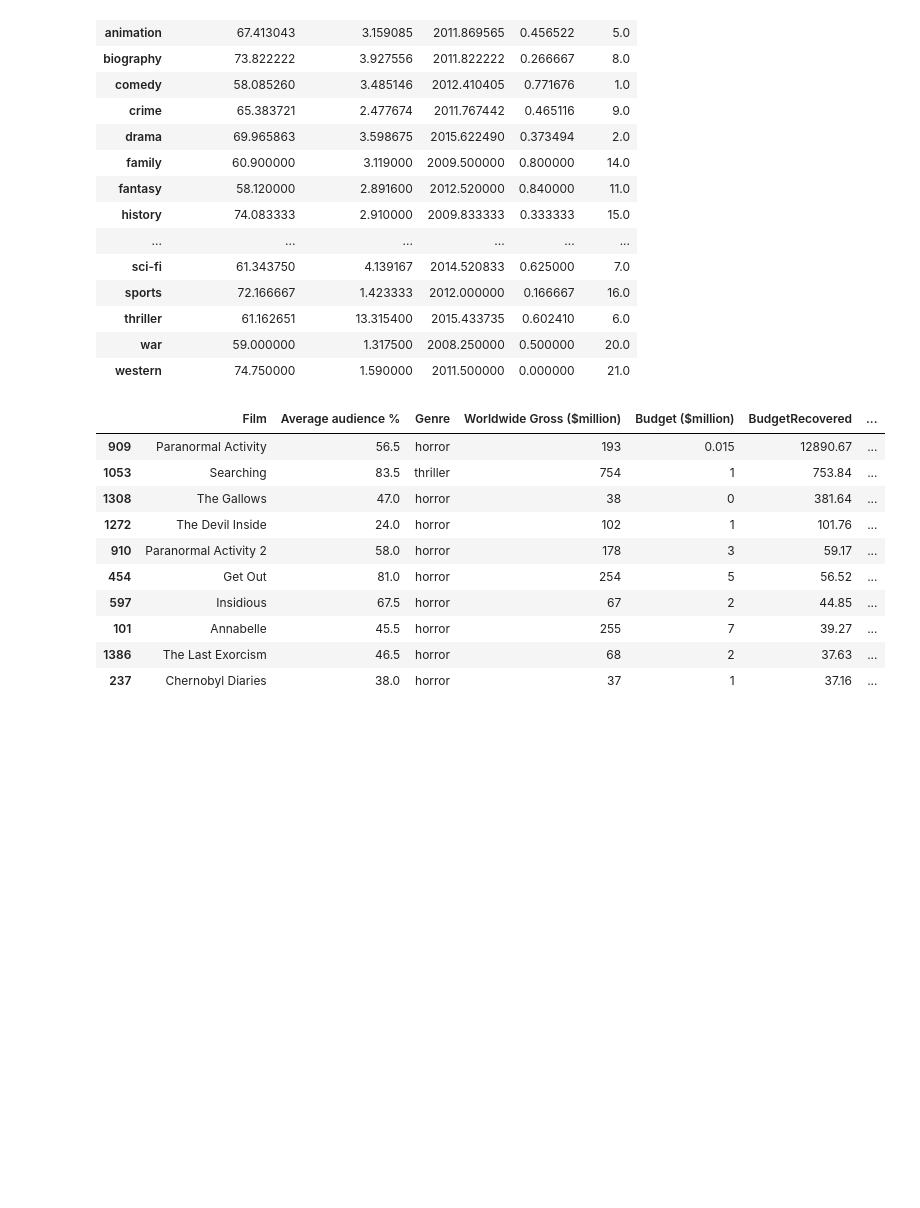
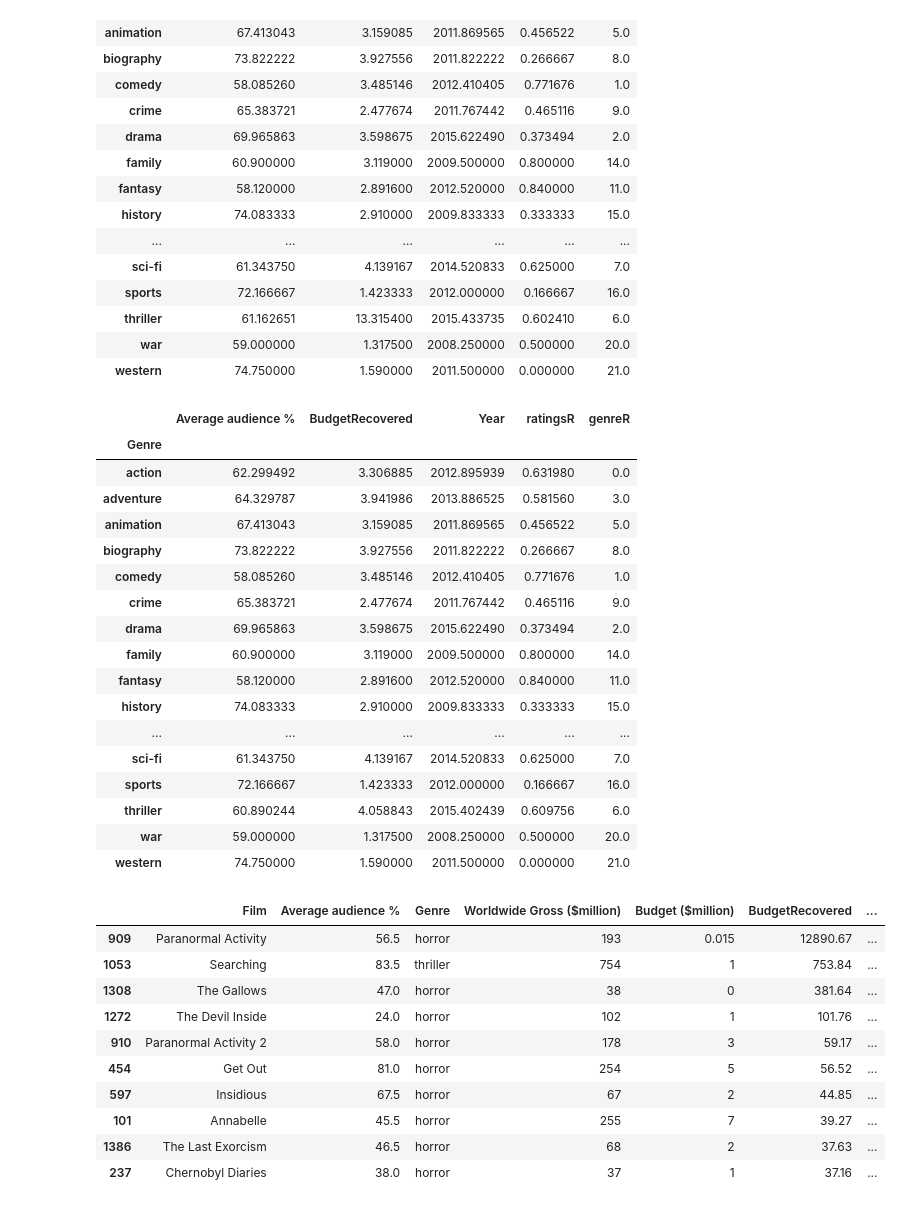
Before and after one commit to IanFranklin/Final_Project_Team_Jupiter, a Jupyter notebook: Notebooks/Python Notebook.ipynb, the cells around one changed output. Drawn from its saved outputs; the diff is of its cells as text; code cells hidden in the pictures; blank space fills up the shorter version.

```diff
--- a/Notebooks/Python Notebook.ipynb
+++ b/Notebooks/Python Notebook.ipynb
@@ -1153,3 +1170,9 @@ anova_df.groupby('ratingsR').mean()
 | 0 | 76.734637 | 5.505537 | 2013.777933 | 3.488827 |
 | 1 | 54.079741 | 17.967043 | 2012.795259 | 3.033405 |
 | 2 | 24.000000 | 5.248980 | 2014.920000 | 2.880000 |
+# %%
+# mean grouped by ratings outliers dropped
+anova_NoOutliers = anova_df
+anova_NoOutliers = anova_NoOutliers.sort_values('BudgetRecovered', ascending=False)
+# %%
+anova_NoOutliers = anova_NoOutliers.drop([909,1053,1308], axis=0)
@@ -1179,6 +1217,27 @@ anova_df.groupby('Genre').mean()
 | thriller | 61.162651 | 13.315400 | 2015.433735 | 0.602410 | 6.0 |
 | war | 59.000000 | 1.317500 | 2008.250000 | 0.500000 | 20.0 |
 | western | 74.750000 | 1.590000 | 2011.500000 | 0.000000 | 21.0 |
+# %%
+anova_NoOutliers.groupby('Genre').mean()
+# %% [output]
+|  | Average audience % | BudgetRecovered | Year | ratingsR | genreR |
+| Genre |  |  |  |  |  |
+| action | 62.299492 | 3.306885 | 2012.895939 | 0.631980 | 0.0 |
+| adventure | 64.329787 | 3.941986 | 2013.886525 | 0.581560 | 3.0 |
+| animation | 67.413043 | 3.159085 | 2011.869565 | 0.456522 | 5.0 |
+| biography | 73.822222 | 3.927556 | 2011.822222 | 0.266667 | 8.0 |
+| comedy | 58.085260 | 3.485146 | 2012.410405 | 0.771676 | 1.0 |
+| crime | 65.383721 | 2.477674 | 2011.767442 | 0.465116 | 9.0 |
+| drama | 69.965863 | 3.598675 | 2015.622490 | 0.373494 | 2.0 |
+| family | 60.900000 | 3.119000 | 2009.500000 | 0.800000 | 14.0 |
+| fantasy | 58.120000 | 2.891600 | 2012.520000 | 0.840000 | 11.0 |
+| history | 74.083333 | 2.910000 | 2009.833333 | 0.333333 | 15.0 |
+| ... | ... | ... | ... | ... | ... |
+| sci-fi | 61.343750 | 4.139167 | 2014.520833 | 0.625000 | 7.0 |
+| sports | 72.166667 | 1.423333 | 2012.000000 | 0.166667 | 16.0 |
+| thriller | 60.890244 | 4.058843 | 2015.402439 | 0.609756 | 6.0 |
+| war | 59.000000 | 1.317500 | 2008.250000 | 0.500000 | 20.0 |
+| western | 74.750000 | 1.590000 | 2011.500000 | 0.000000 | 21.0 |
 # %%
 # Horror and Thriller movies have the best return on budget for all the Genres,
 # while Westerns, Sports and War movies have the lowest.
```
Also changed, not shown: parts of 17 cells of this notebook, 27 other files.
